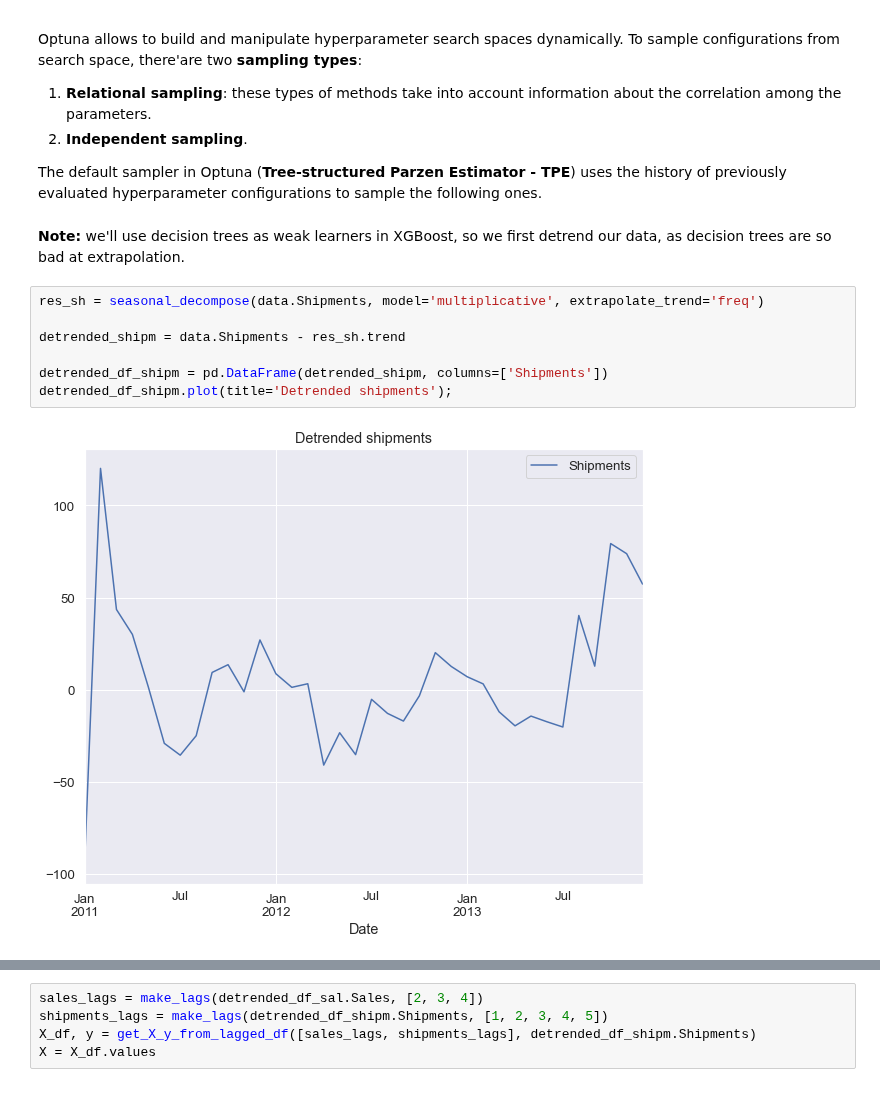
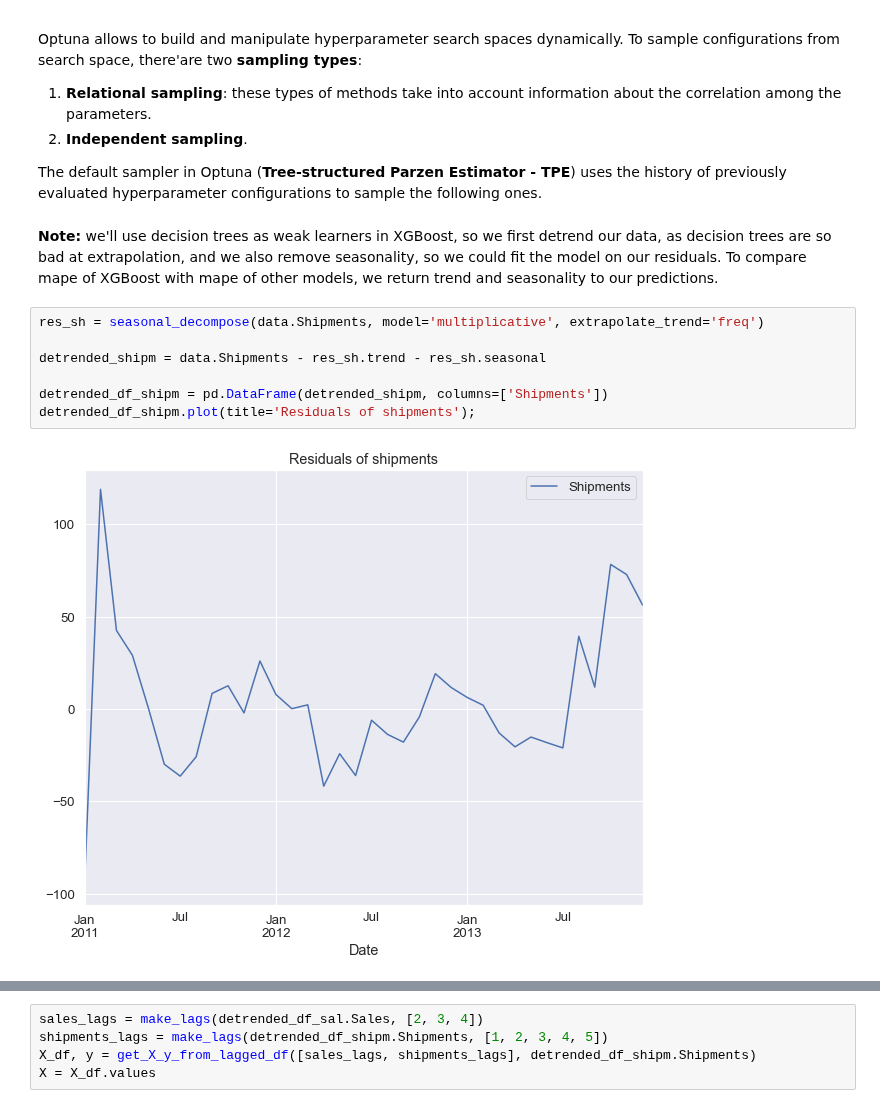
Before and after one commit to Dosann/Time-series-forecast, a Jupyter notebook: shipment_forecast.ipynb, the cells around one changed output, grey strips where cells are left out. Drawn from its saved outputs; the diff is of its cells as text.

```diff
--- a/shipment_forecast.ipynb
+++ b/shipment_forecast.ipynb
@@ -623,16 +623,16 @@ Optuna allows to build and manipulate hyperparameter search spaces dynamically.
 
 The default sampler in Optuna (**Tree-structured Parzen Estimator - TPE**) uses the history of previously evaluated hyperparameter configurations to sample the following ones.
 # %% [markdown]
-**Note:** we'll use decision trees as weak learners in XGBoost, so we first detrend our data, as decision trees are so bad at extrapolation.
+**Note:** we'll use decision trees as weak learners in XGBoost, so we first detrend our data, as decision trees are so bad at extrapolation, and we also remove seasonality, so we could fit the model on our residuals. To compare mape of XGBoost with mape of other models, we return trend and seasonality to our predictions.
 # %%
 res_sh = seasonal_decompose(data.Shipments, model='multiplicative', extrapolate_trend='freq')
 
-detrended_shipm = data.Shipments - res_sh.trend
+detrended_shipm = data.Shipments - res_sh.trend - res_sh.seasonal
 
 detrended_df_shipm = pd.DataFrame(detrended_shipm, columns=['Shipments'])
-detrended_df_shipm.plot(title='Detrended shipments');
+detrended_df_shipm.plot(title='Residuals of shipments');
 # %% [output]
-[figure, old version]
+[figure, new version]
 # %%
 res = seasonal_decompose(data.Sales, model='multiplicative', extrapolate_trend='freq')
 
```
Also changed, not shown: parts of 11 cells of this notebook.
